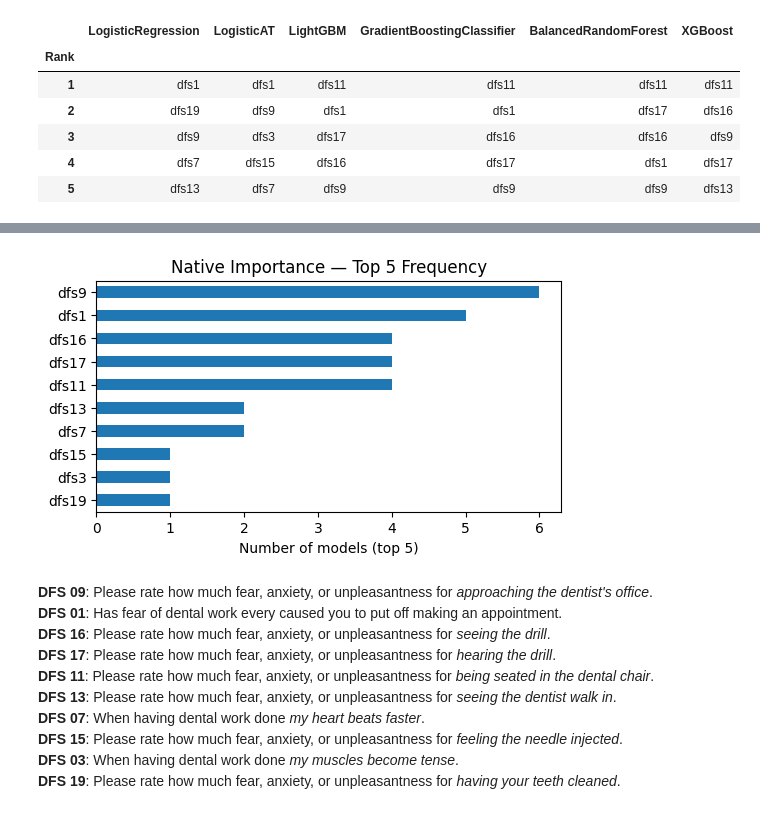
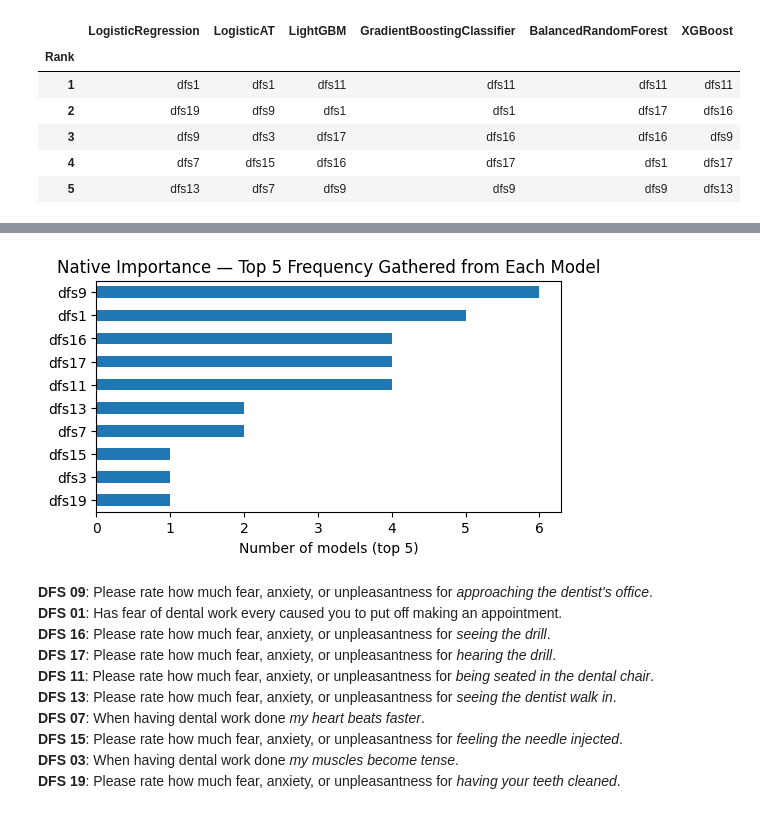
Before and after one commit to oral-health-and-disease-ontologies/DFA-Study, a Jupyter notebook: notebooks/superdataset-feature-analysis-item-20.ipynb, the cells around one changed output, grey strips where cells are left out. Saved outputs shown, nothing was run; the diff lists cells and outputs as text; code cells hidden in the pictures.

```diff
--- a/notebooks/superdataset-feature-analysis-item-20.ipynb
+++ b/notebooks/superdataset-feature-analysis-item-20.ipynb
@@ -1211,6 +1193,0 @@ def shap_ranking(shap_values, feature_names):
-# %%
-def native_ranking(importances, feature_names):
-    imp = np.abs(np.asarray(importances))
-    if imp.ndim == 2:                 # multinomial LR: coef_ is (n_classes, n_features)
-        imp = imp.mean(axis=0)
-    return pd.Series(imp, index=feature_names).sort_values(ascending=False).index.tolist()
@@ -1272,4 +1193,0 @@ def style_rank_table(df, feature_color_map):
-# %%
-def top_n_feature_counts(rank_df, top_n=5):
-    """Count how many models rank each feature in their top N."""
-    return pd.Series(rank_df.head(top_n).values.ravel()).value_counts()
@@ -1296,8 +1193,0 @@ def compare_top_n_counts(rank_df_a, rank_df_b, top_n=5, names=('a', 'b')):
-# %%
-def plot_top_n_counts(counts, top_n=5, title=None, figsize=(6, 3)):
-    """Bar plot of feature frequency within top N across models."""
-    counts.sort_values().plot(kind='barh', figsize=figsize)
-    plt.xlabel(f'Number of models (top {top_n})')
-    plt.title(title or f'Feature Frequency in Top {top_n} Across Models')
-    # plt.tight_layout()
-    plt.show()
@@ -1873,8 +1315,8 @@ Name: count, dtype: int64
 # %%
 native_top5 = top_n_feature_counts(native_rank_df, top_n=5)
-plot_top_n_counts(native_top5, top_n=5, title='Native Importance — Top 5 Frequency')
+plot_top_n_counts(native_top5, top_n=5, title='Native Importance — Top 5 Frequency Gathered from Each Model')
 # %% [output]
-[figure, old version]
+[figure, new version]
 # %% [markdown]
 **DFS 09**: Please rate how much fear, anxiety, or unpleasantness for *approaching the dentist's office*.
 **DFS 01**: Has fear of dental work every caused you to put off making an appointment.
```
Also changed, not shown: parts of 24 cells of this notebook, 1 other file.
